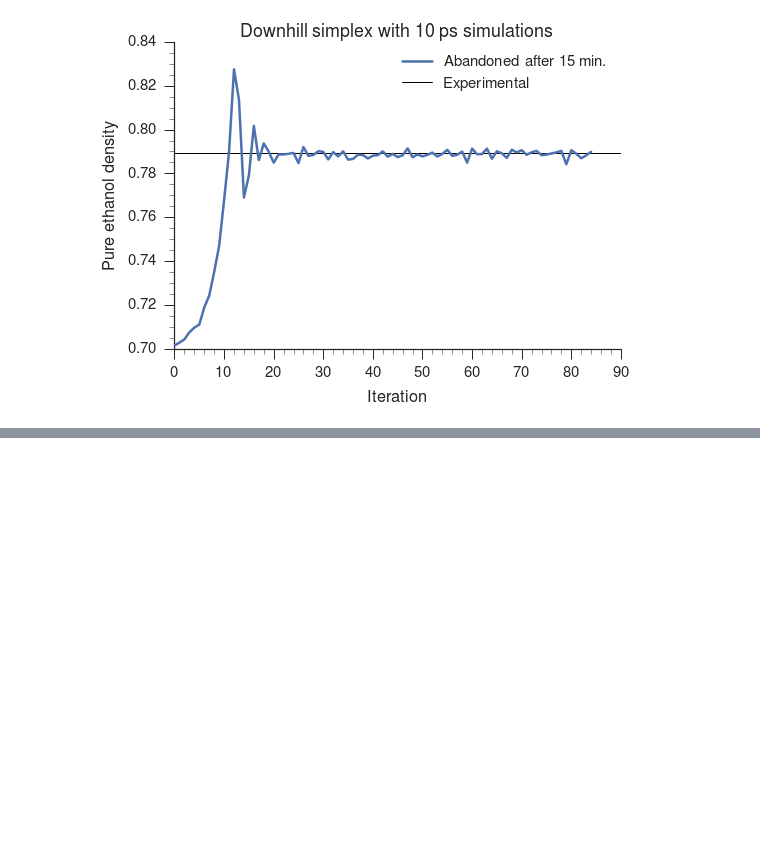
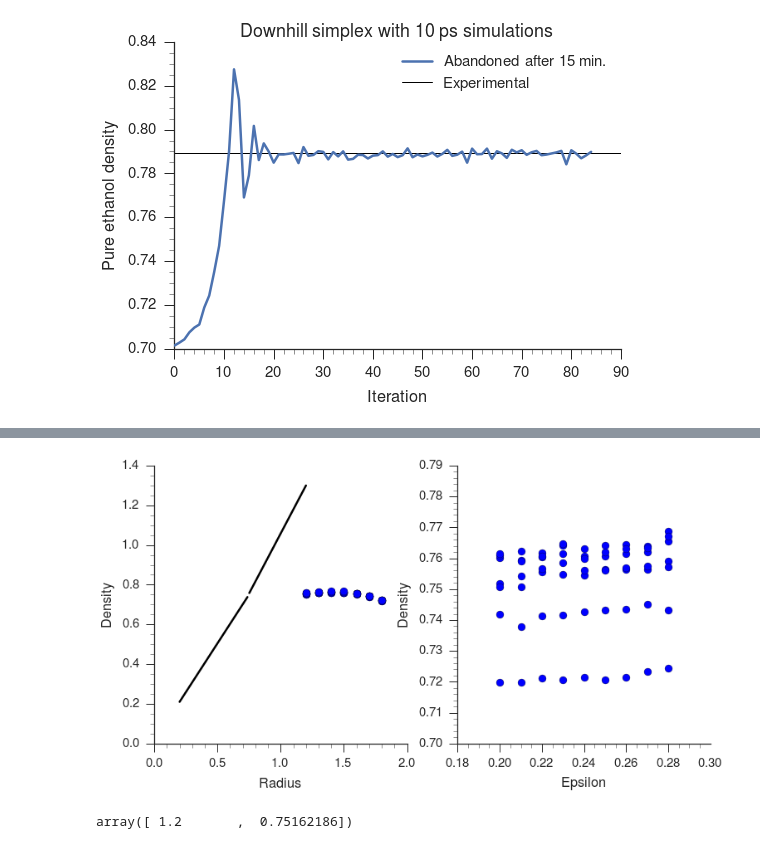
Before and after one commit to slochower/QMFF, a Jupyter notebook: code/scan-density-and-modify-parameters-v2.ipynb, the cells around one changed output, grey strips where cells are left out. Cells and saved outputs as stored; diff of their text form; code cells hidden in the pictures; blank space fills up the shorter version.

```diff
--- a/code/scan-density-and-modify-parameters-v2.ipynb
+++ b/code/scan-density-and-modify-parameters-v2.ipynb
@@ -174,0 +220,9 @@ fetching_plot(fig)
+# %%
+# [values[i][0] for i in range(len(values))]
+# for i in range(len(values)):
+#     print(values[i][0])
+# for e in values:
+#     print(e[0])
+
+radii = np.vstack(([radius[0] for radius in values], densities))
+print(radii)
@@ -174,0 +344,22 @@ fetching_plot(fig)
+# %%
+fig = plt.figure(figsize=(12,6))
+ax1 = fig.add_subplot(121)
+ax2 = fig.add_subplot(122)
+
+ax1.scatter([values[i][0] for i in range(len(values))], densities, s=80)
+ax1.plot(radii[:, 0], radii[:, 1], c='k')
+ax1.set_xlabel('Radius')
+ax1.set_ylabel('Density')
+
+ax2.scatter([values[i][1] for i in range(len(values))], densities, s=80)
+ax1.plot(epsilon[:, 0], epsilon[:, 1], c='k')
+ax2.set_xlabel('Epsilon')
+ax2.set_ylabel('Density')
+
+fetching_plot(fig)
+# %% [output]
+[figure, added]
+# %%
+radii[:, 0]
+# %% [output]
+array([ 1.2       ,  0.75162186])
```
Also changed, not shown: parts of 27 cells of this notebook, 7 other files.
